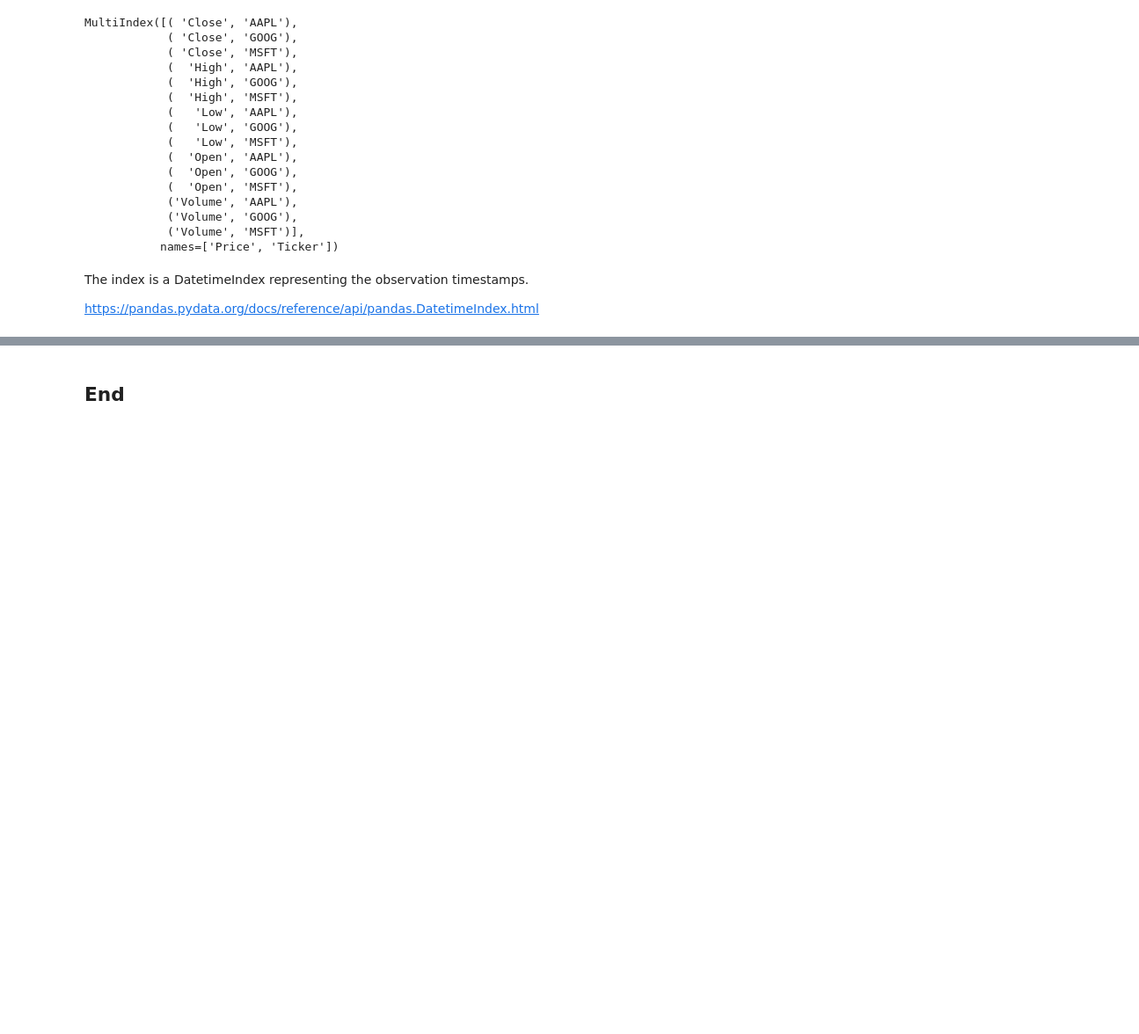
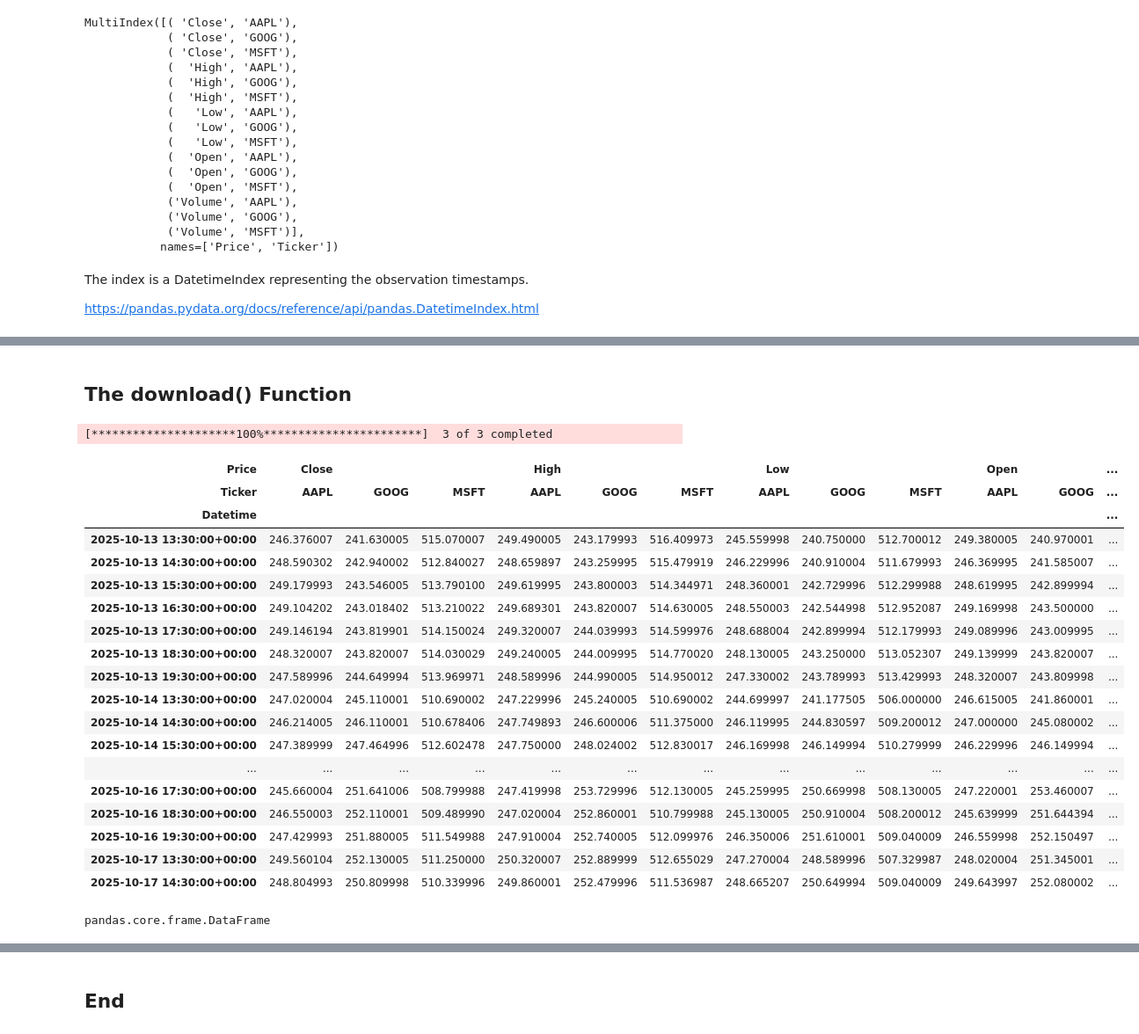
Before and after one commit to ianmcloughlin/computer-infrastructure, a Jupyter notebook: materials/yfinance.ipynb, the cells around one changed output, grey strips where cells are left out. Shown: that part at 88% size. Drawn from its saved outputs; the diff is of its cells as text; code cells hidden in the pictures; blank space fills up the shorter version.

```diff
--- a/materials/yfinance.ipynb
+++ b/materials/yfinance.ipynb
@@ -199 +206,35 @@ DatetimeIndex(['2025-09-17', '2025-09-18', '2025-09-19', '2025-09-22',
               dtype='datetime64[ns]', name='Date', freq=None)
+# %% [markdown]
+## The download() Function
+# %%
+# Get data.
+df = yf.download(['MSFT', 'AAPL', 'GOOG'], period='5d', interval='1h')
+
+# Show.
+df
+# %% [output]
+[*********************100%***********************]  3 of 3 completed
+| Price | Close |  |  | High |  |  | Low |  |  | Open |  | ... |
+| Ticker | AAPL | GOOG | MSFT | AAPL | GOOG | MSFT | AAPL | GOOG | MSFT | AAPL | GOOG | ... |
+| Datetime |  |  |  |  |  |  |  |  |  |  |  | ... |
+| 2025-10-13 13:30:00+00:00 | 246.376007 | 241.630005 | 515.070007 | 249.490005 | 243.179993 | 516.409973 | 245.559998 | 240.750000 | 512.700012 | 249.380005 | 240.970001 | ... |
+| 2025-10-13 14:30:00+00:00 | 248.590302 | 242.940002 | 512.840027 | 248.659897 | 243.259995 | 515.479919 | 246.229996 | 240.910004 | 511.679993 | 246.369995 | 241.585007 | ... |
+| 2025-10-13 15:30:00+00:00 | 249.179993 | 243.546005 | 513.790100 | 249.619995 | 243.800003 | 514.344971 | 248.360001 | 242.729996 | 512.299988 | 248.619995 | 242.899994 | ... |
+| 2025-10-13 16:30:00+00:00 | 249.104202 | 243.018402 | 513.210022 | 249.689301 | 243.820007 | 514.630005 | 248.550003 | 242.544998 | 512.952087 | 249.169998 | 243.500000 | ... |
+| 2025-10-13 17:30:00+00:00 | 249.146194 | 243.819901 | 514.150024 | 249.320007 | 244.039993 | 514.599976 | 248.688004 | 242.899994 | 512.179993 | 249.089996 | 243.009995 | ... |
+| 2025-10-13 18:30:00+00:00 | 248.320007 | 243.820007 | 514.030029 | 249.240005 | 244.009995 | 514.770020 | 248.130005 | 243.250000 | 513.052307 | 249.139999 | 243.820007 | ... |
+| 2025-10-13 19:30:00+00:00 | 247.589996 | 244.649994 | 513.969971 | 248.589996 | 244.990005 | 514.950012 | 247.330002 | 243.789993 | 513.429993 | 248.320007 | 243.809998 | ... |
+| 2025-10-14 13:30:00+00:00 | 247.020004 | 245.110001 | 510.690002 | 247.229996 | 245.240005 | 510.690002 | 244.699997 | 241.177505 | 506.000000 | 246.615005 | 241.860001 | ... |
+| 2025-10-14 14:30:00+00:00 | 246.214005 | 246.110001 | 510.678406 | 247.749893 | 246.600006 | 511.375000 | 246.119995 | 244.830597 | 509.200012 | 247.000000 | 245.080002 | ... |
+| 2025-10-14 15:30:00+00:00 | 247.389999 | 247.464996 | 512.602478 | 247.750000 | 248.024002 | 512.830017 | 246.169998 | 246.149994 | 510.279999 | 246.229996 | 246.149994 | ... |
+| ... | ... | ... | ... | ... | ... | ... | ... | ... | ... | ... | ... | ... |
+| 2025-10-16 17:30:00+00:00 | 245.660004 | 251.641006 | 508.799988 | 247.419998 | 253.729996 | 512.130005 | 245.259995 | 250.669998 | 508.130005 | 247.220001 | 253.460007 | ... |
+| 2025-10-16 18:30:00+00:00 | 246.550003 | 252.110001 | 509.489990 | 247.020004 | 252.860001 | 510.799988 | 245.130005 | 250.910004 | 508.200012 | 245.639999 | 251.644394 | ... |
+| 2025-10-16 19:30:00+00:00 | 247.429993 | 251.880005 | 511.549988 | 247.910004 | 252.740005 | 512.099976 | 246.350006 | 251.610001 | 509.040009 | 246.559998 | 252.150497 | ... |
+| 2025-10-17 13:30:00+00:00 | 249.560104 | 252.130005 | 511.250000 | 250.320007 | 252.889999 | 512.655029 | 247.270004 | 248.589996 | 507.329987 | 248.020004 | 251.345001 | ... |
+| 2025-10-17 14:30:00+00:00 | 248.804993 | 250.809998 | 510.339996 | 249.860001 | 252.479996 | 511.536987 | 248.665207 | 250.649994 | 509.040009 | 249.643997 | 252.080002 | ... |
+# %%
+# Show the type of the DataFrame.
+type(df)
+# %% [output]
+pandas.core.frame.DataFrame
```
Also changed, not shown: parts of 14 cells of this notebook, 5 other files.
